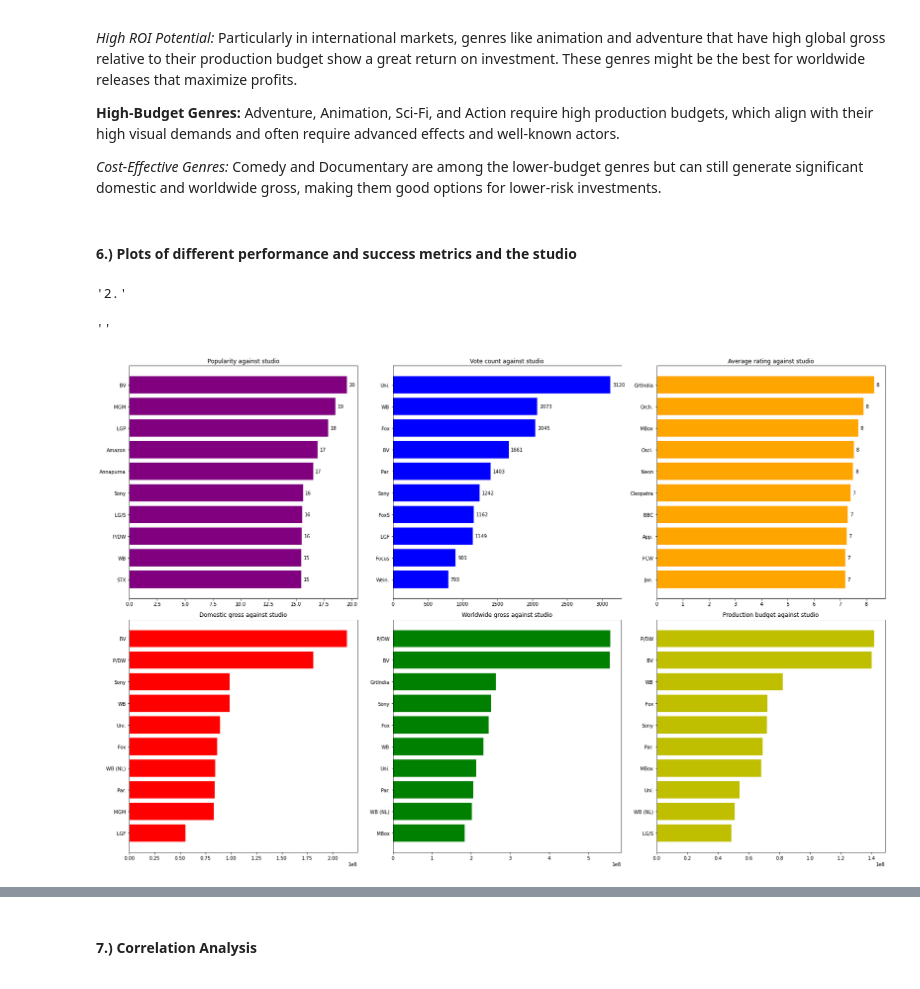
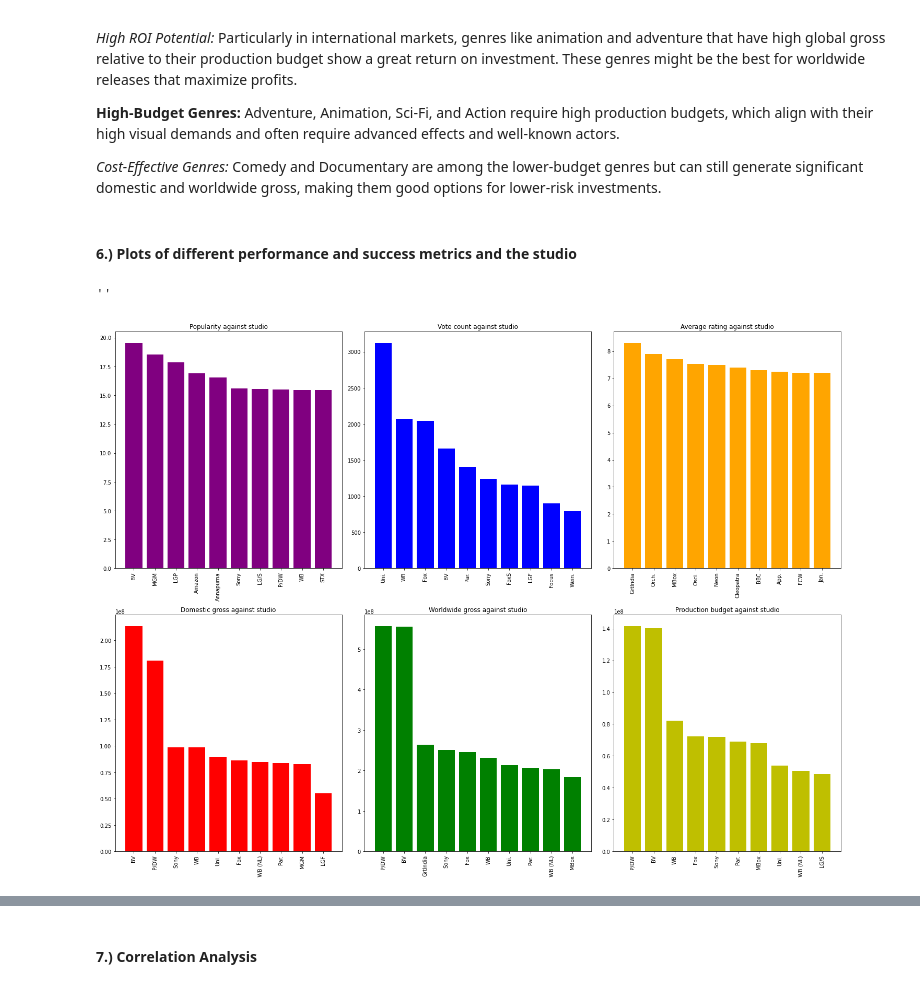
Before and after one commit to Rhino-byte/GroupWork, a Jupyter notebook: student.ipynb, the cells around one changed output, grey strips where cells are left out. Saved outputs shown, nothing was run; the diff lists cells and outputs as text; code cells hidden in the pictures.

```diff
--- a/student.ipynb
+++ b/student.ipynb
@@ -589,11 +582,11 @@ involvement of the Audience: Popular genres typically have high levels of audien
 **High-Budget Genres:** Adventure, Animation, Sci-Fi, and Action require high production budgets, which align with their high visual demands and often require advanced effects and well-known actors.
 
 *Cost-Effective Genres:* Comedy and Documentary are among the lower-budget genres but can still generate significant domestic and worldwide gross, making them good options for lower-risk investments.
+# %% [markdown]
+#### 6.) Plots of different performance and success metrics and the studio
 # %%
 # Grouped studio
 studio_data=new_data_exploded.groupby('studio').agg({'popularity':'mean','vote_average':'sum','averagerating':'mean','domestic_gross':'mean','worldwide_gross':'mean','production_budget':'mean'})
-# %% [markdown]
-#### 6.) Plots of different performance and success metrics and the studio
 # %%
 pop_10_st=studio_data.popularity.sort_values(ascending=False).head(10)
 vote_10_st=studio_data.vote_average.sort_values(ascending=False).head(10)
@@ -601,67 +594,42 @@ avgrating_10_st=studio_data.averagerating.sort_values(ascending=False).head(10)
 domestic_10_st=studio_data.domestic_gross.sort_values(ascending=False).head(10)
 worlwide_10_st=studio_data.worldwide_gross.sort_values(ascending=False).head(10)
 prodbudget_10_st=studio_data.production_budget.sort_values(ascending=False).head(10)
-# %%
-c='2.22222'
-c[:2]
-# %% [output]
-'2.'
 # %%
-# function to add value labels
-def addlabels(x,y):
-    for i in range(len(x)):
-        plt.text(y[i] + (max(y) * 0.01), i,f'{y[i]:.0f}' , va='center',fontsize=10)
-
-# Adjust for the values with more than 4 figures
-# def addlabels_4fig(x,y):
-#     for i in range(len(x)):
-#         plt.text(y[i] + (max(y) * 0.01), i,f'{y[i]}'[:1] , va='center',fontsize=10)
 # Visualization of the different studio
-plt.figure(figsize=(23,15))
+plt.figure(figsize=(20,15))
 
 plt.subplot(2,3,1)
-plt.barh(y=pop_10_st.index,width=pop_10_st.values,color ='purple')
-# calling the function to add value labels
-addlabels(pop_10_st.index, pop_10_st.values)
-plt.gca().invert_yaxis()#xticks(rotation=90)
+plt.bar(x=pop_10_st.index,height=pop_10_st.values,color ='purple')
+plt.xticks(rotation=90)
 plt.title('Popularity against studio')
 
-
 plt.subplot(2,3,2)
-plt.barh(y=vote_10_st.index,width=vote_10_st.values,color = 'blue')
-addlabels(vote_10_st.index, vote_10_st.values)
-plt.gca().invert_yaxis()#xticks(rotation=90)
-plt.gca().spines['right'].set_visible(False)
+plt.bar(x=vote_10_st.index,height=vote_10_st.values,color = 'blue')
+plt.xticks(rotation=90)
 plt.title('Vote count against studio')
 
-
-
 plt.subplot(2,3,3)
-plt.barh(y=avgrating_10_st.index,width=avgrating_10_st.values,color ='orange')
-addlabels(avgrating_10_st.index, avgrating_10_st.values)
-plt.gca().invert_yaxis()#xticks(rotation=90)
+plt.bar(x=avgrating_10_st.index,height=avgrating_10_st.values,color ='orange')
+plt.xticks(rotation=90)
 plt.title('Average rating against studio')
 
 plt.subplot(2,3,4)
-plt.barh(y=domestic_10_st.index,width=domestic_10_st.values,color='red')
-# addlabels_4fig(domestic_10_st.index, domestic_10_st.values)
-plt.gca().invert_yaxis()#xticks(rotation=90)
+plt.bar(x=domestic_10_st.index,height=domestic_10_st.values,color='red')
+plt.xticks(rotation=90)
 plt.title('Domestic gross against studio')
 
 plt.subplot(2,3,5)
-plt.barh(y=worlwide_10_st.index,width=worlwide_10_st.values,color='g')
-# addlabels_4fig(worlwide_10_st.index, worlwide_10_st.values)
+plt.bar(x=worlwide_10_st.index,height=worlwide_10_st.values,color='g')
 plt.title('Worldwide gross against studio')
-plt.gca().invert_yaxis()#xticks(rotation=90)
+plt.xticks(rotation=90)
 plt.tight_layout()
 
 plt.subplot(2,3,6)
-plt.barh(y=prodbudget_10_st.index,width=prodbudget_10_st.values,color='y')
-# addlabels_4fig(prodbudget_10_st.index, prodbudget_10_st.values)
+plt.bar(x=prodbudget_10_st.index,height=prodbudget_10_st.values,color='y')
 plt.title('Production budget against studio')
-plt.gca().invert_yaxis()#xticks(rotation=90)
+plt.xticks(rotation=90)
 plt.tight_layout()
 ;
 # %% [output]
 ''
-[figure, old version]
+[figure, new version]
```
Also changed, not shown: parts of 33 cells of this notebook.
